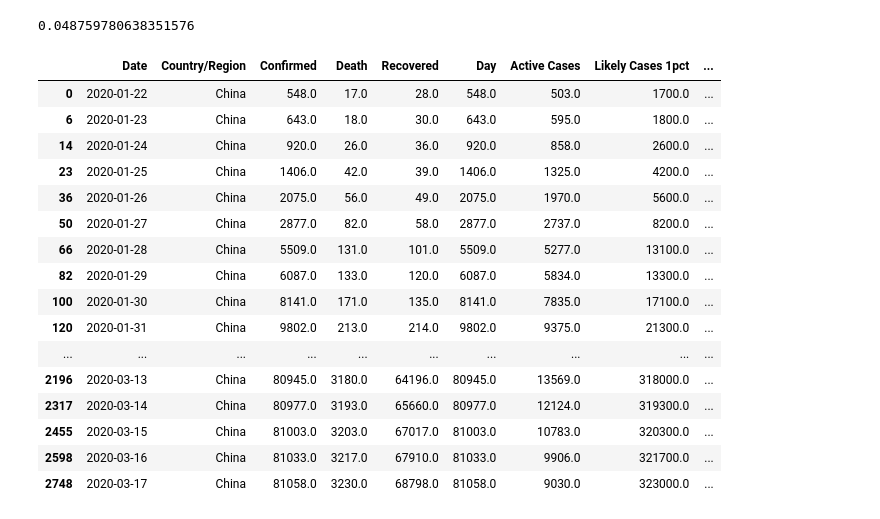
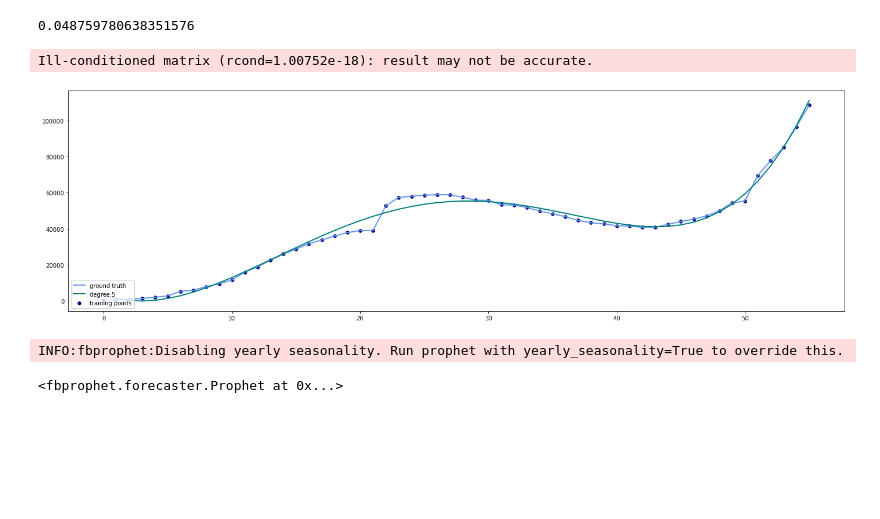
Before and after one commit to mprorock/COVID-19, a Jupyter notebook: covid_19.ipynb, the cells around one changed output. Drawn from its saved outputs; the diff is of its cells as text; code cells hidden in the pictures; blank space fills up the shorter version.

```diff
--- a/covid_19.ipynb
+++ b/covid_19.ipynb
@@ -16,11 +25,13 @@ NOW = datetime.now()
 covid_19_ts = pd.read_csv('./covid_19_ts.csv')
 covid_19_national_observations = pd.read_csv('./covid_19_national_observations.csv')
 covid_19_infected_observations = pd.read_csv('./covid_19_infected_observations.csv')
+covid_19_world_totals = pd.read_csv('./covid_19_world_totals.csv')
 # %%
 #correct date parsing on some of the JH data
 covid_19_ts['Date'] = pd.to_datetime(covid_19_ts['Date'])
 covid_19_national_observations['Date'] = pd.to_datetime(covid_19_national_observations['Date'])
 covid_19_infected_observations['Date'] = pd.to_datetime(covid_19_infected_observations['Date'])
+covid_19_world_totals['Date'] = pd.to_datetime(covid_19_world_totals['Date'])
 # %%
 #quick national overview
 # %%
@@ -44,23 +55,3 @@ cn_df['Death'].max() / (cn_df['Active Cases'].max() * 1.14)
 0.048759780638351576
 # %%
 countries = covid_19_national_observations.groupby('Country/Region')
-# %%
-countries.get_group('China')
-# %% [output]
-|  | Date | Country/Region | Confirmed | Death | Recovered | Day | Active Cases | Likely Cases 1pct | ... |
-| 0 | 2020-01-22 | China | 548.0 | 17.0 | 28.0 | 548.0 | 503.0 | 1700.0 | ... |
-| 6 | 2020-01-23 | China | 643.0 | 18.0 | 30.0 | 643.0 | 595.0 | 1800.0 | ... |
-| 14 | 2020-01-24 | China | 920.0 | 26.0 | 36.0 | 920.0 | 858.0 | 2600.0 | ... |
-| 23 | 2020-01-25 | China | 1406.0 | 42.0 | 39.0 | 1406.0 | 1325.0 | 4200.0 | ... |
-| 36 | 2020-01-26 | China | 2075.0 | 56.0 | 49.0 | 2075.0 | 1970.0 | 5600.0 | ... |
-| 50 | 2020-01-27 | China | 2877.0 | 82.0 | 58.0 | 2877.0 | 2737.0 | 8200.0 | ... |
-| 66 | 2020-01-28 | China | 5509.0 | 131.0 | 101.0 | 5509.0 | 5277.0 | 13100.0 | ... |
-| 82 | 2020-01-29 | China | 6087.0 | 133.0 | 120.0 | 6087.0 | 5834.0 | 13300.0 | ... |
-| 100 | 2020-01-30 | China | 8141.0 | 171.0 | 135.0 | 8141.0 | 7835.0 | 17100.0 | ... |
-| 120 | 2020-01-31 | China | 9802.0 | 213.0 | 214.0 | 9802.0 | 9375.0 | 21300.0 | ... |
-| ... | ... | ... | ... | ... | ... | ... | ... | ... | ... |
-| 2196 | 2020-03-13 | China | 80945.0 | 3180.0 | 64196.0 | 80945.0 | 13569.0 | 318000.0 | ... |
-| 2317 | 2020-03-14 | China | 80977.0 | 3193.0 | 65660.0 | 80977.0 | 12124.0 | 319300.0 | ... |
-| 2455 | 2020-03-15 | China | 81003.0 | 3203.0 | 67017.0 | 81003.0 | 10783.0 | 320300.0 | ... |
-| 2598 | 2020-03-16 | China | 81033.0 | 3217.0 | 67910.0 | 81033.0 | 9906.0 | 321700.0 | ... |
-| 2748 | 2020-03-17 | China | 81058.0 | 3230.0 | 68798.0 | 81058.0 | 9030.0 | 323000.0 | ... |
@@ -66,0 +61,44 @@ countries.get_group('China')
+# %%
+fDay=3
+
+covid_19_world_totals=covid_19_world_totals.sort_values('Date')
+covid_19_world_totals=covid_19_world_totals.reset_index(drop=True)
+covid_19_world_totals['Day'] = covid_19_world_totals.index
+x=covid_19_world_totals.index
+y=covid_19_world_totals['Active Cases']
+
+x_plot = x
+
+# create matrix versions of these arrays
+X = x[:, np.newaxis]
+
+colors = ['teal', 'yellowgreen', 'gold']
+lw = 2
+
+plt.figure(figsize=(24,7))
+plt.plot(x, y, color='cornflowerblue', linewidth=lw,
+         label="ground truth")
+plt.scatter(x, y, color='navy', s=30, marker='o', label="training points")
+
+for count, degree in enumerate([5]):
+    model = make_pipeline(PolynomialFeatures(degree), Ridge())
+    model.fit(X, y)
+    y_plot = model.predict(X_plot)
+    plt.plot(x_plot, y_plot, color=colors[count], linewidth=lw,
+             label="degree %d" % degree)
+
+plt.legend(loc='lower left')
+
+plt.show()
+# %% [output]
+Ill-conditioned matrix (rcond=1.00752e-18): result may not be accurate.
+[figure, added]
+# %%
+fb_df = covid_19_world_totals[['Date', 'Active Cases']]
+fb_df.columns = ['ds','y']
+
+m = Prophet(daily_seasonality=True)
+m.fit(fb_df)
+# %% [output]
+INFO:fbprophet:Disabling yearly seasonality. Run prophet with yearly_seasonality=True to override this.
+<fbprophet.forecaster.Prophet at 0x...>
```
Also changed, not shown: parts of 2 cells of this notebook, 2 other files.
